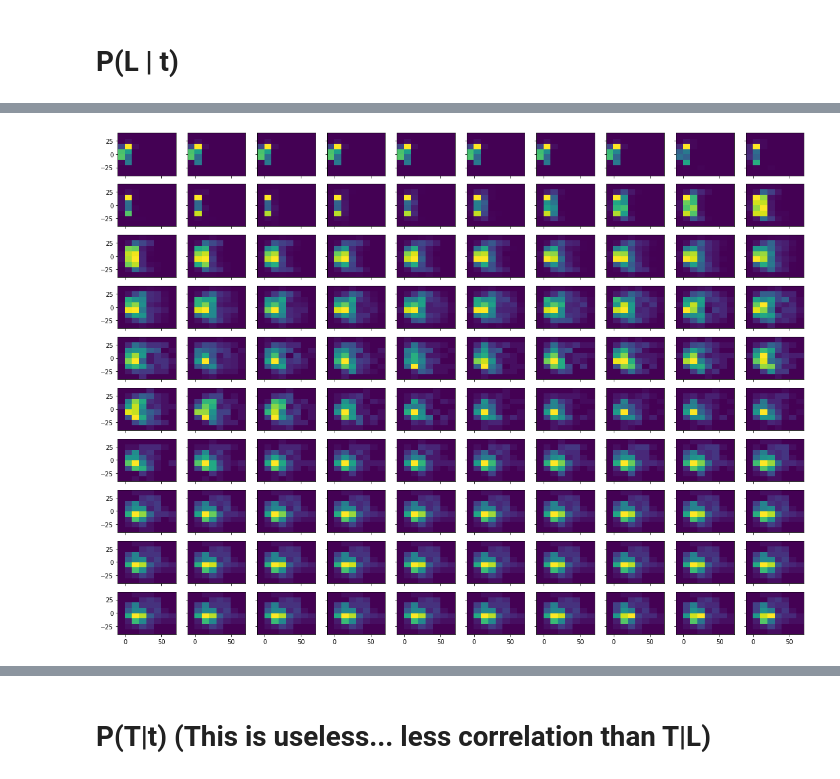
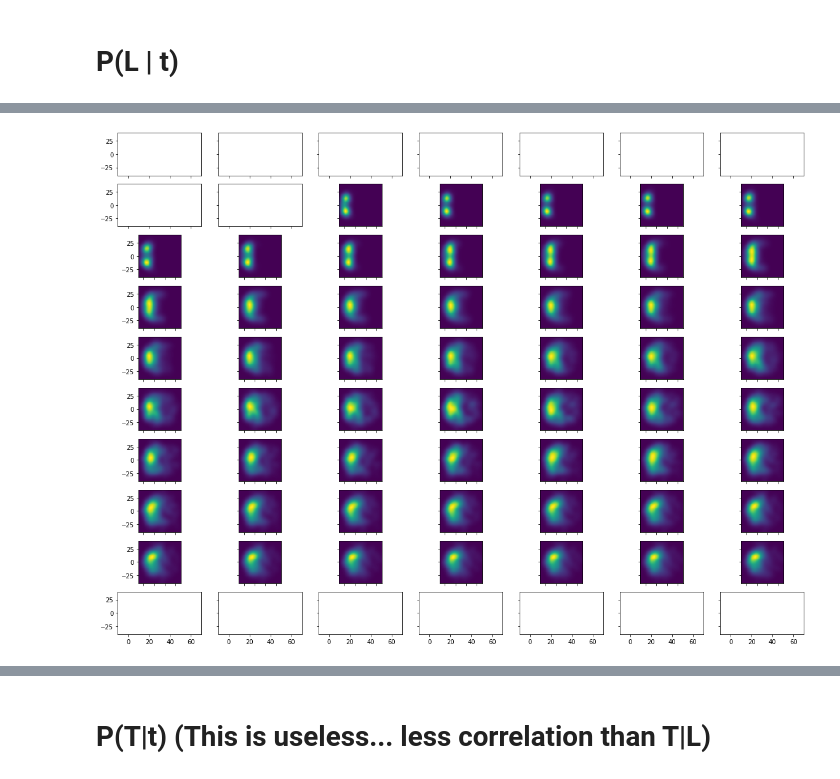
Before and after one commit to uditrana/BigDataBowl, a Jupyter notebook: analysis/historical-L-T.ipynb, the cells around one changed output, grey strips where cells are left out. Saved outputs shown, nothing was run; the diff lists cells and outputs as text; code cells hidden in the pictures.

```diff
--- a/analysis/historical-L-T.ipynb
+++ b/analysis/historical-L-T.ipynb
@@ -55,8 +55,8 @@ df.frames_to_pass.quantile([0.005, 0.01, 0.05, 0.1, 0.9, 0.95, 0.99, 0.995])
 Name: frames_to_pass, dtype: float64
 # %%
 # consider most passes by t
-frame_min = 1
-frame_max = 100
+frame_min = 10
+frame_max = 63
 filt_df = df.loc[(df.frames_to_pass>=frame_min)&(df.frames_to_pass<=frame_max)]
 # %%
 # P(t)
@@ -225,28 +252,32 @@ df['dy_bin'] = pd.cut(df.throw_dy, bins=y_bins,)
 # %%
 # P(L|t)
 min_window_half = 1
-L_given_t_df = pd.DataFrame()
-fig, axs = plt.subplots(10,10, sharex=True, sharey=True, figsize=(20,15))
+fig, axs = plt.subplots(10,7, sharex=True, sharey=True, figsize=(20,15))
+
+t_x_y_heatmaps = []
 
 for t in range(frame_min,frame_max+1):
     currWind = min_window_half
     t_wind = df.loc[(df.frames_to_pass >= t-currWind)&(df.frames_to_pass <= t+currWind)]
-    while (len(t_wind)<200):
+    while (len(t_wind)<500):
         currWind += 1
         t_wind = t_wind.append(df.loc[(df.frames_to_pass == t-currWind)|(df.frames_to_pass == t+currWind)]) # not using filt_df because want to consider values outside filt_df but in window on edges
 
     # air_frame_window = filt_df.loc[filt_df.frames_to_pass==t]
-    ax = axs[(t-1)//10][(t-1)%10]
-    ax.hist2d(t_wind.throw_dx, t_wind.throw_dy, [x_bins, y_bins])
-    # ax.set_title(f'{t}, {currWind}, {len(t_wind)}')
-    # plt.show()
+    ax = axs[(t-1)//7][(t-1)%7]
+#     ax.hist2d(t_wind.throw_dx, t_wind.throw_dy, [x_bins, y_bins])
+    x, y = t_wind.throw_dx, t_wind.throw_dy
+    heatmap, xedges, yedges = np.histogram2d(x, y, bins=[x_bins, y_bins], density=True)
+    heatmap = heatmap.T
+    g_heatmap = sp.ndimage.gaussian_filter(heatmap, sigma=5, order=0)
+    ax.imshow(g_heatmap, interpolation='none', extent=extent)
+    t_x_y_heatmaps.append(g_heatmap)
+#     bin_vals = t_wind.groupby(['dx_bin', 'dy_bin'], as_index=False)[['playId']].count().rename(columns={'playId': 'cnt'}).fillna({'cnt': 0})
+#     bin_vals['bin_p'] = bin_vals.cnt/bin_vals.cnt.sum()
+#     bin_vals['pass_p'] = bin_vals.bin_p/passes_in_bin
+#     bin_vals['t'] = t
 
-    bin_vals = t_wind.groupby(['dx_bin', 'dy_bin'], as_index=False)[['playId']].count().rename(columns={'playId': 'cnt'}).fillna({'cnt': 0})
-    bin_vals['bin_p'] = bin_vals.cnt/bin_vals.cnt.sum()
-    bin_vals['pass_p'] = bin_vals.bin_p/passes_in_bin
-    bin_vals['t'] = t
-
-    L_given_t_df = L_given_t_df.append(bin_vals)
+#     L_given_t_df = L_given_t_df.append(bin_vals)
 fig.show()
 # %% [output]
-[figure, old version]
+[figure, new version]
```
Also changed, not shown: parts of 12 cells of this notebook, 3 other files.
